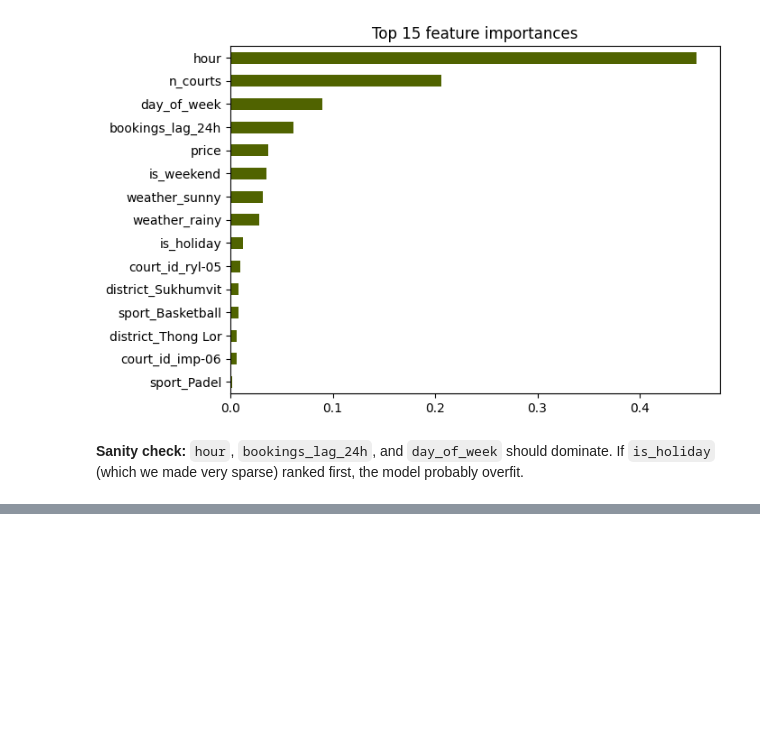
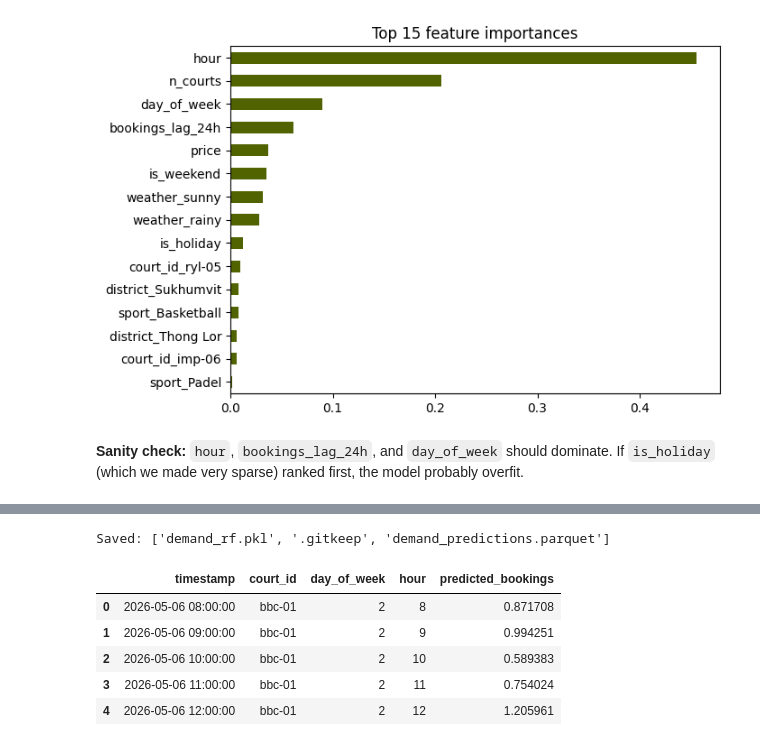
Before and after one commit to QuadrupleBeansStars/zpots, a Jupyter notebook: ml/notebooks/01_demand_forecasting.ipynb, the cells around one changed output, grey strips where cells are left out. Drawn from its saved outputs; the diff is of its cells as text; code cells hidden in the pictures; blank space fills up the shorter version.

```diff
--- a/ml/notebooks/01_demand_forecasting.ipynb
+++ b/ml/notebooks/01_demand_forecasting.ipynb
@@ -227,0 +234,53 @@ If `is_holiday` (which we made very sparse) ranked first, the model probably ove
+# %%
+import joblib, os, sys
+sys.path.insert(0, os.path.abspath("../.."))
+from data.dummy_data import COURTS
+from datetime import datetime, timedelta
+
+future_rows = []
+start_day = (datetime.now() + timedelta(days=1)).replace(hour=0, minute=0, second=0, microsecond=0)
+for court in COURTS:
+    for d in range(7):
+        for h in range(8, 23):
+            ts = start_day + timedelta(days=d, hours=h)
+            price = court["prime_price"] if 18 <= h <= 21 else court["price_per_hour"]
+            future_rows.append({
+                "timestamp": ts,
+                "court_id": court["id"],
+                "sport": court["sport"],
+                "district": court["district"],
+                "day_of_week": ts.weekday(),
+                "hour": h,
+                "is_weekend": ts.weekday() >= 5,
+                "is_holiday": False,
+                "weather": "sunny",
+                "price": int(price),
+                "n_courts": max(1, len(court.get("courts", [{"a":1}]))),
+                "bookings_lag_24h": 0,
+            })
+
+future = pd.DataFrame(future_rows)
+future_features = pd.get_dummies(
+    future[["court_id","sport","district","day_of_week","hour",
+            "is_weekend","is_holiday","weather","price","n_courts","bookings_lag_24h"]],
+    columns=["court_id","sport","district","weather"],
+    drop_first=True,
+)
+# Align columns with training features (missing → 0)
+future_features = future_features.reindex(columns=features.columns, fill_value=0)
+future["predicted_bookings"] = rf.predict(future_features).clip(min=0)
+
+out = future[["timestamp","court_id","day_of_week","hour","predicted_bookings"]]
+os.makedirs("../models", exist_ok=True)
+out.to_parquet("../models/demand_predictions.parquet", index=False)
+joblib.dump(rf, "../models/demand_rf.pkl")
+print("Saved:", os.listdir("../models"))
+out.head()
+# %% [output]
+Saved: ['demand_rf.pkl', '.gitkeep', 'demand_predictions.parquet']
+|  | timestamp | court_id | day_of_week | hour | predicted_bookings |
+| 0 | 2026-05-06 08:00:00 | bbc-01 | 2 | 8 | 0.871708 |
+| 1 | 2026-05-06 09:00:00 | bbc-01 | 2 | 9 | 0.994251 |
+| 2 | 2026-05-06 10:00:00 | bbc-01 | 2 | 10 | 0.589383 |
+| 3 | 2026-05-06 11:00:00 | bbc-01 | 2 | 11 | 0.754024 |
+| 4 | 2026-05-06 12:00:00 | bbc-01 | 2 | 12 | 1.205961 |
```
Also changed, not shown: parts of 3 cells of this notebook, 3 other files.
